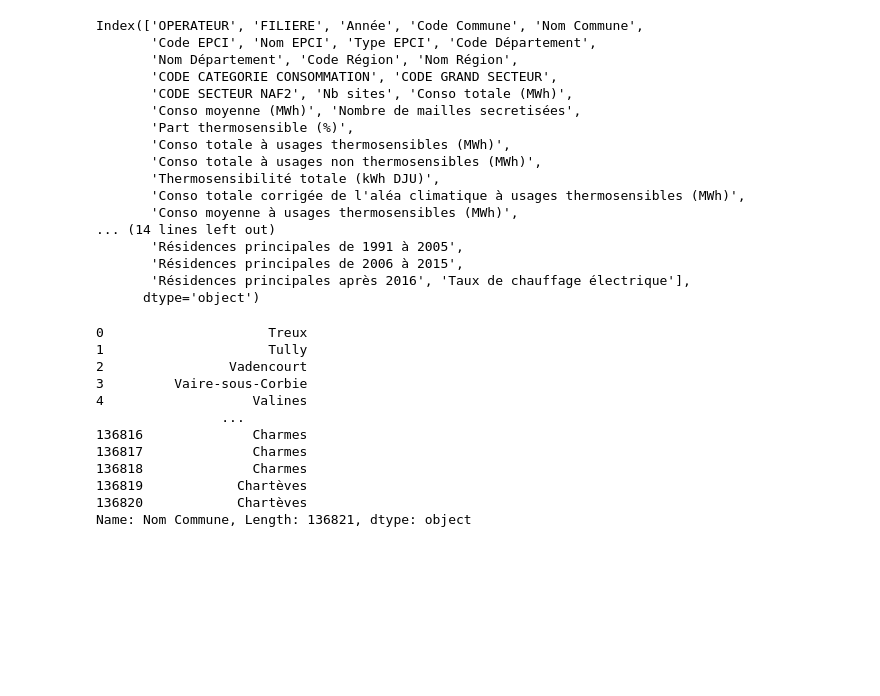
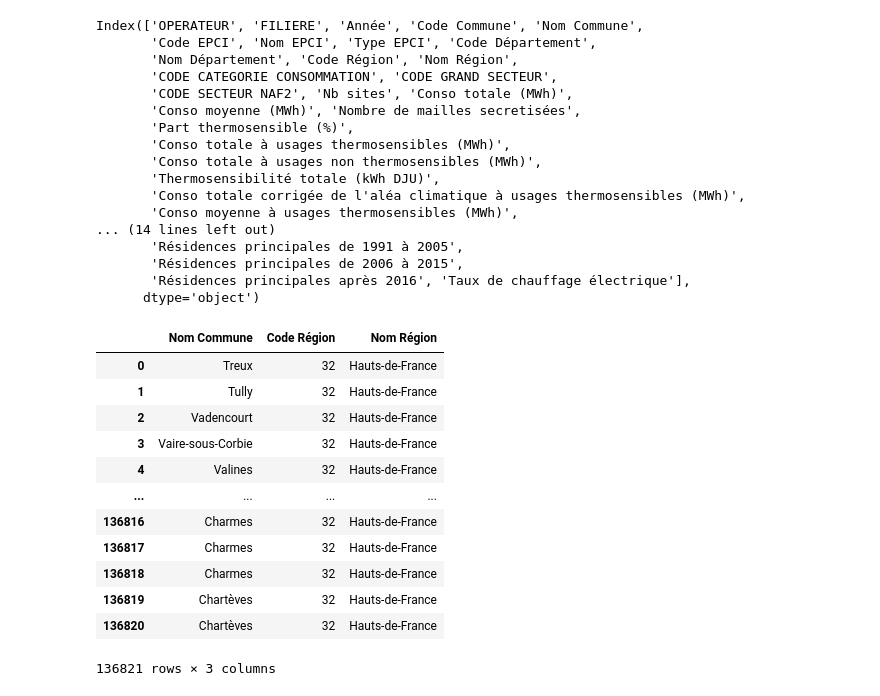
Before and after one commit to khady2708/projet-stage, a Jupyter notebook: etude-ville.ipynb, the cells around one changed output. Drawn from its saved outputs; the diff is of its cells as text; code cells hidden in the pictures; blank space fills up the shorter version.

```diff
--- a/etude-ville.ipynb
+++ b/etude-ville.ipynb
@@ -70,18 +74,20 @@ Index(['OPERATEUR', 'FILIERE', 'Année', 'Code Commune', 'Nom Commune',
        'Résidences principales de 2006 à 2015',
        'Résidences principales après 2016', 'Taux de chauffage électrique'],
       dtype='object')
-# %%
-base['Nom Commune']
-# %% [output]
-0                     Treux
-1                     Tully
-2                Vadencourt
-3         Vaire-sous-Corbie
-4                   Valines
-                ...
-136816              Charmes
-136817              Charmes
-136818              Charmes
-136819            Chartèves
-136820            Chartèves
-Name: Nom Commune, Length: 136821, dtype: object
+# %%
+nouvelle_selection = base[['Nom Commune', 'Code Région','Nom Région']]
+nouvelle_selection
+# %% [output]
+|  | Nom Commune | Code Région | Nom Région |
+| 0 | Treux | 32 | Hauts-de-France |
+| 1 | Tully | 32 | Hauts-de-France |
+| 2 | Vadencourt | 32 | Hauts-de-France |
+| 3 | Vaire-sous-Corbie | 32 | Hauts-de-France |
+| 4 | Valines | 32 | Hauts-de-France |
+| ... | ... | ... | ... |
+| 136816 | Charmes | 32 | Hauts-de-France |
+| 136817 | Charmes | 32 | Hauts-de-France |
+| 136818 | Charmes | 32 | Hauts-de-France |
+| 136819 | Chartèves | 32 | Hauts-de-France |
+| 136820 | Chartèves | 32 | Hauts-de-France |
+136821 rows × 3 columns
```
Also changed, not shown: parts of 13 cells of this notebook, 1 other file.
